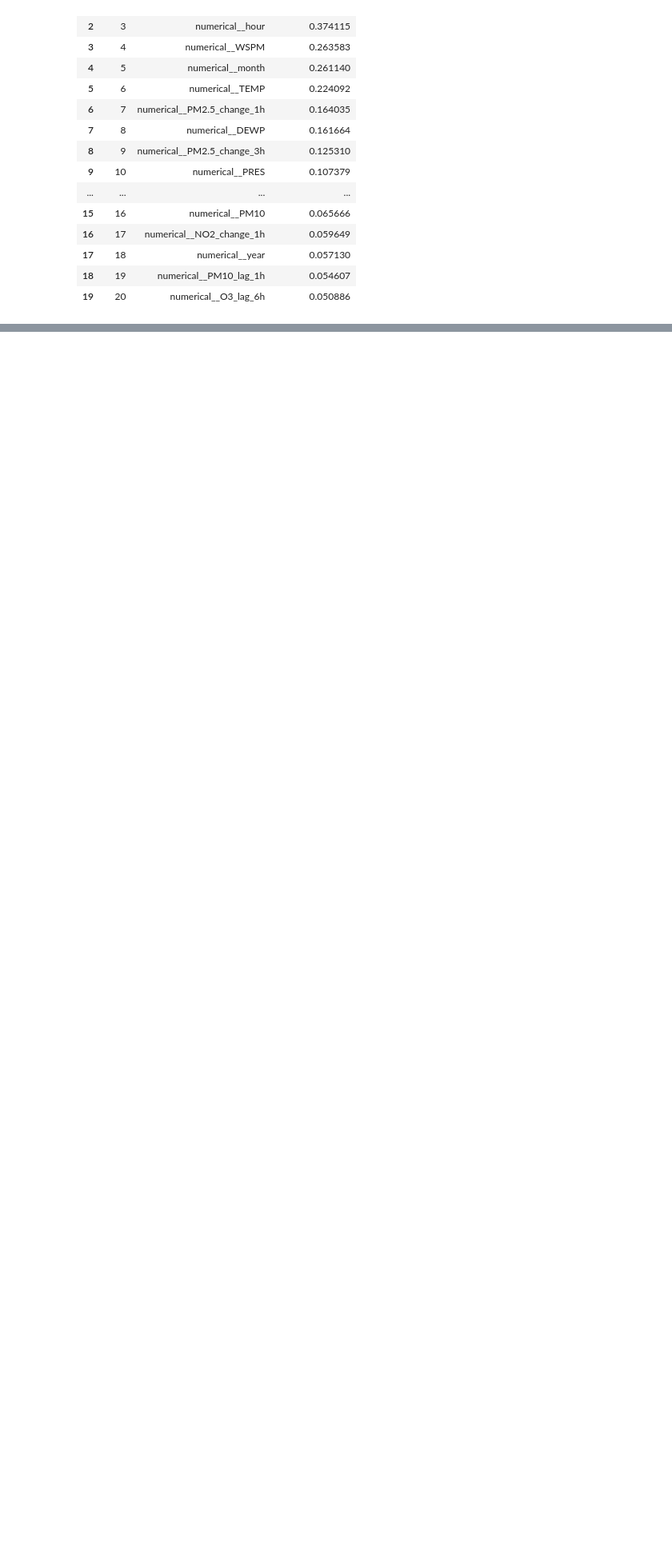
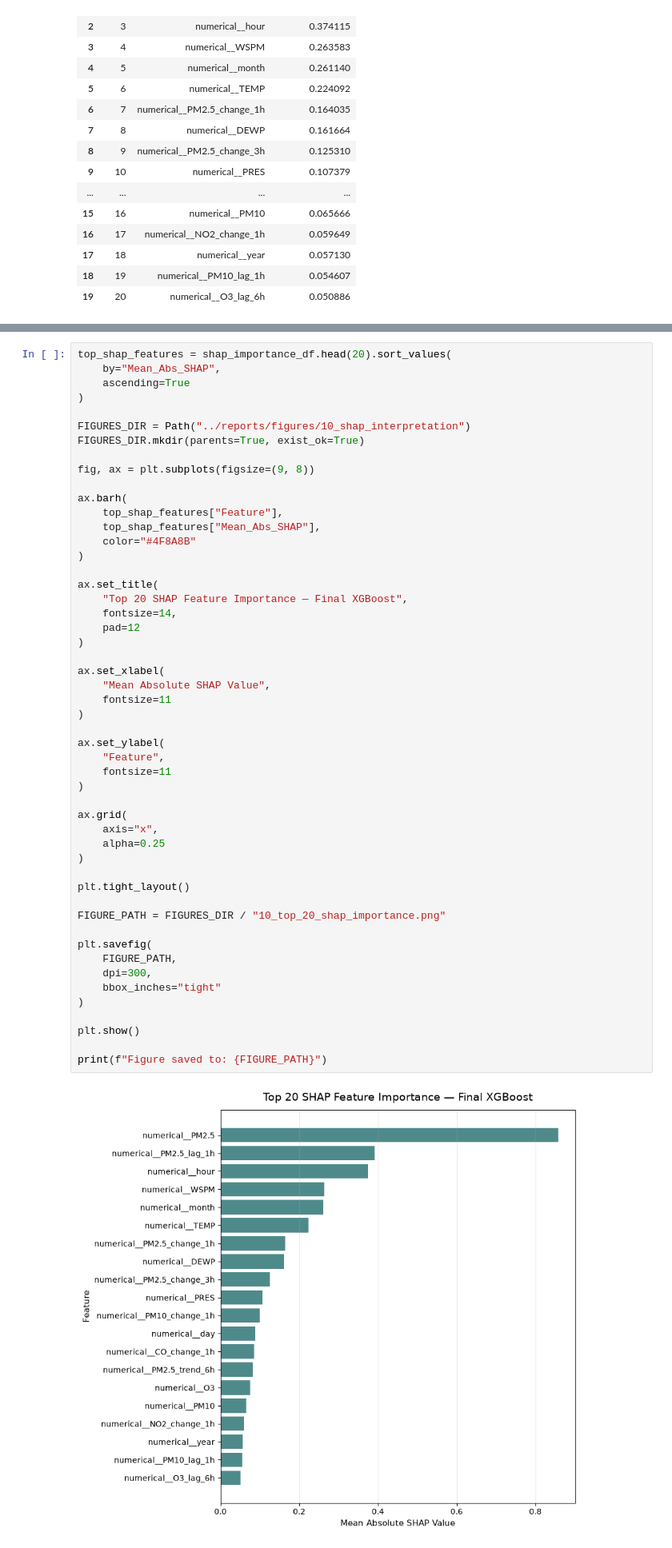
Before and after one commit to saraalwadia/airshift, a Jupyter notebook: notebooks/10_SHAP_Interpretation.ipynb, the cells around one changed output, grey strips where cells are left out. Shown at 80% size. Cells and saved outputs as stored; diff of their text form; blank space fills up the shorter version.

Commit message:
top 20 SHAP feature importance

```diff
--- a/notebooks/10_SHAP_Interpretation.ipynb
+++ b/notebooks/10_SHAP_Interpretation.ipynb
@@ -239,0 +247,53 @@ shap_importance_df.head(20)
+# %%
+top_shap_features = shap_importance_df.head(20).sort_values(
+    by="Mean_Abs_SHAP",
+    ascending=True
+)
+
+FIGURES_DIR = Path("../reports/figures/10_shap_interpretation")
+FIGURES_DIR.mkdir(parents=True, exist_ok=True)
+
+fig, ax = plt.subplots(figsize=(9, 8))
+
+ax.barh(
+    top_shap_features["Feature"],
+    top_shap_features["Mean_Abs_SHAP"],
+    color="#4F8A8B"
+)
+
+ax.set_title(
+    "Top 20 SHAP Feature Importance — Final XGBoost",
+    fontsize=14,
+    pad=12
+)
+
+ax.set_xlabel(
+    "Mean Absolute SHAP Value",
+    fontsize=11
+)
+
+ax.set_ylabel(
+    "Feature",
+    fontsize=11
+)
+
+ax.grid(
+    axis="x",
+    alpha=0.25
+)
+
+plt.tight_layout()
+
+FIGURE_PATH = FIGURES_DIR / "10_top_20_shap_importance.png"
+
+plt.savefig(
+    FIGURE_PATH,
+    dpi=300,
+    bbox_inches="tight"
+)
+
+plt.show()
+
+print(f"Figure saved to: {FIGURE_PATH}")
+# %% [output]
+[figure, added]
```
Also changed, not shown: parts of 3 cells of this notebook.
